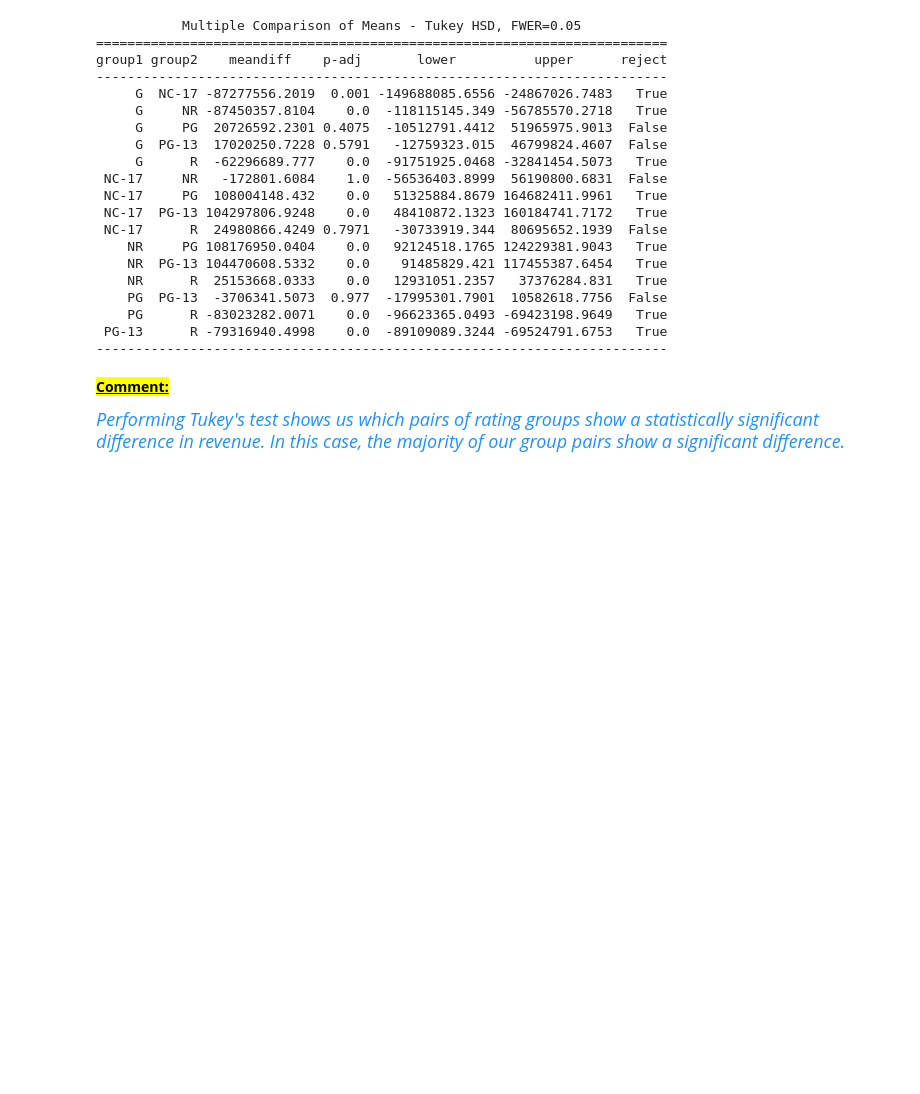
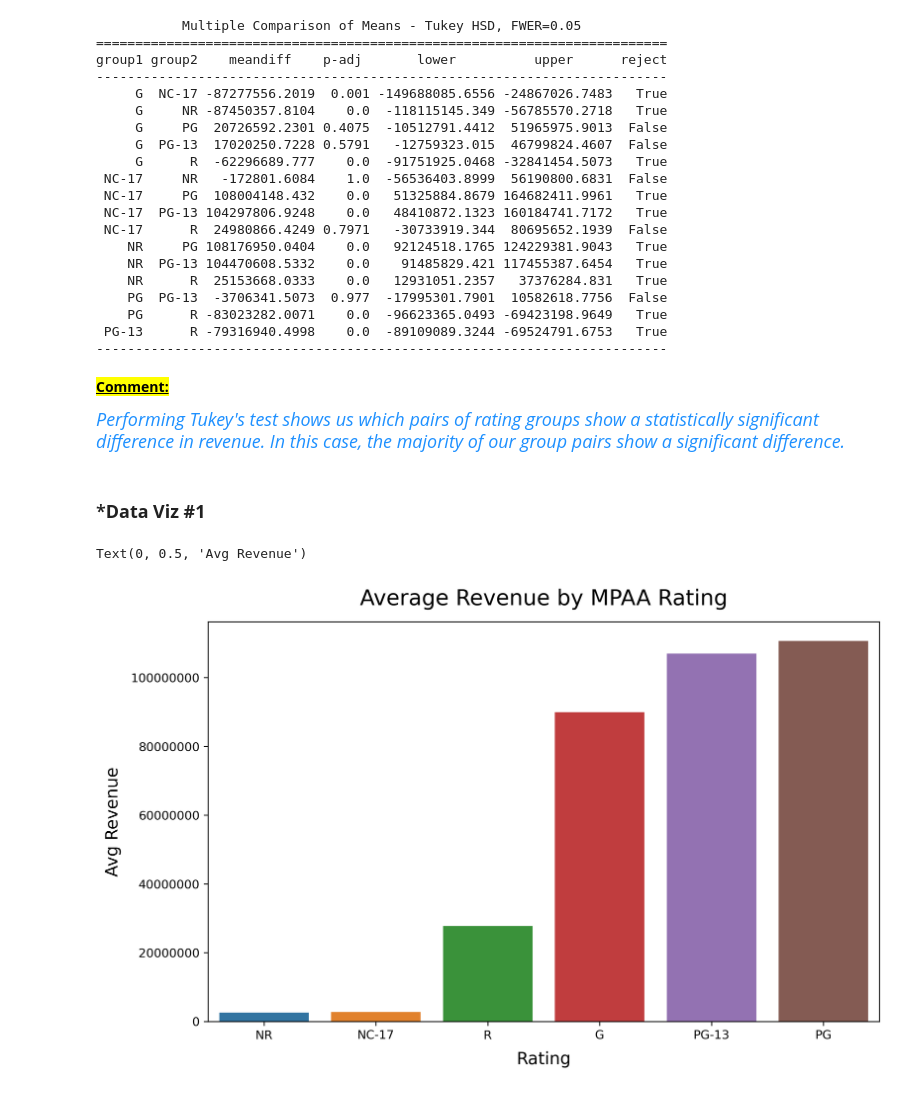
Before and after one commit to CRPeace/Movie_Data_API_Stats_Analysis, a Jupyter notebook: C.Peace_Project_3_Part_4.ipynb, the cells around one changed output. Saved outputs shown, nothing was run; the diff lists cells and outputs as text; code cells hidden in the pictures; blank space fills up the shorter version.

```diff
--- a/C.Peace_Project_3_Part_4.ipynb
+++ b/C.Peace_Project_3_Part_4.ipynb
@@ -488,3 +489,25 @@ group1 group2    meandiff    p-adj       lower          upper      reject
 <font color='dodgerblue' size=4><i>
 Performing Tukey's test shows us which pairs of rating groups show a statistically significant difference in revenue.  In this case, the majority of our group pairs show a significant difference.
 </i></font>
+# %% [markdown]
+### ***Data Viz #1**
+# %%
+# grouping rating, getting mean of revenue and sorting by revenue
+revenue_ratings = (tmdb_no_out
+                   .groupby('certification')
+                   ['revenue'].mean()
+                   .reset_index(name='avg_revenue')
+                   .sort_values('avg_revenue')
+                  )
+
+# plotting the results
+plt.figure(figsize=(10, 6), dpi=300)
+sns.barplot(data=revenue_ratings, y='avg_revenue', x='certification')
+
+plt.title('Average Revenue by MPAA Rating', fontsize=18, pad=14)
+plt.ticklabel_format(style='plain', axis='y')
+plt.xlabel('Rating', fontsize=14, labelpad=8)
+plt.ylabel('Avg Revenue', fontsize=14, labelpad=8)
+# %% [output]
+Text(0, 0.5, 'Avg Revenue')
+[figure, added]
```
Also changed, not shown: parts of 1 cell of this notebook.
